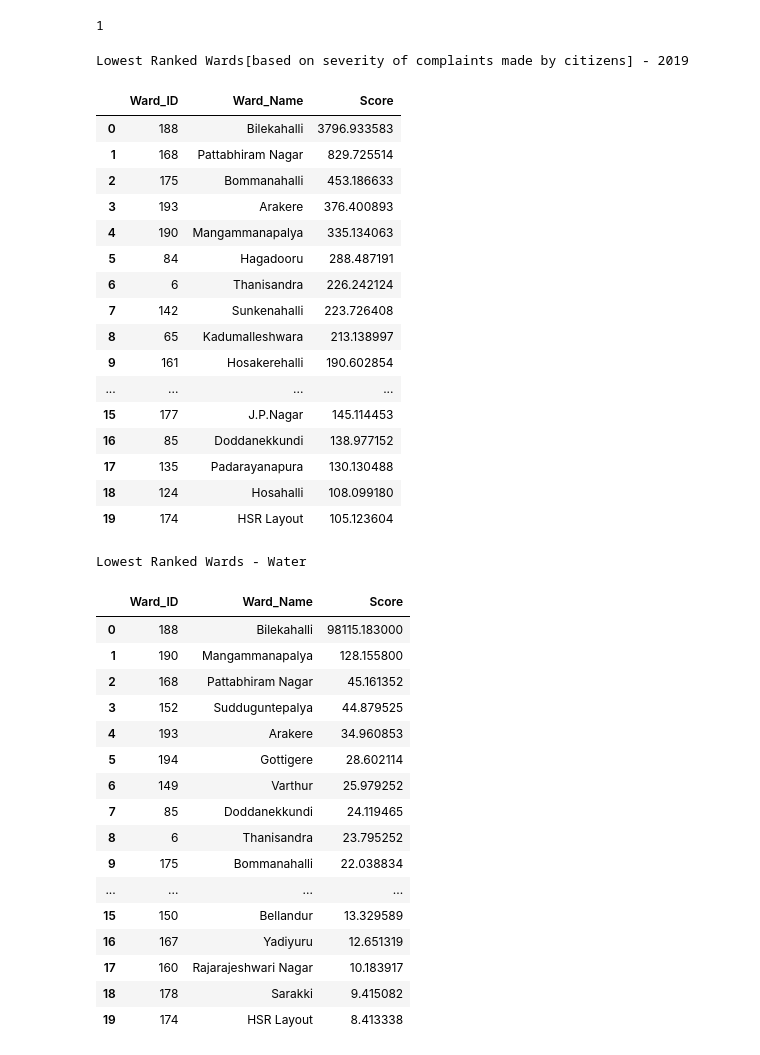
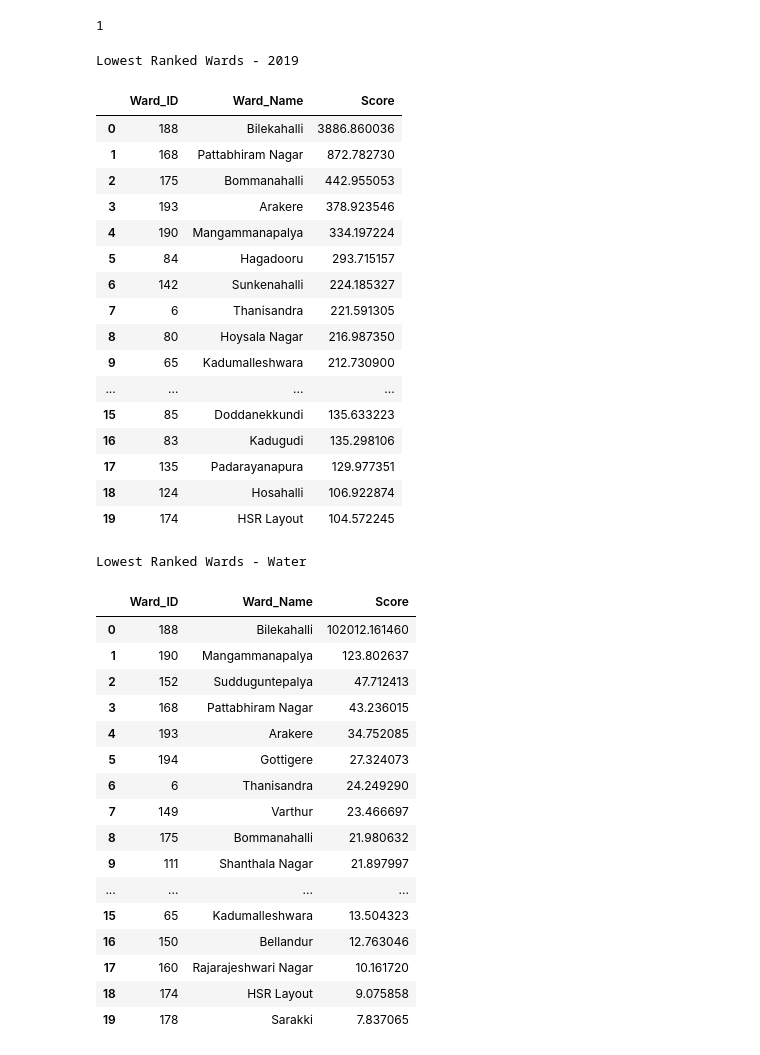
Before and after one commit to ShriyaShankar/Ward-Index, a Jupyter notebook: test_ML.ipynb, the cells around one changed output. Cells and saved outputs as stored; diff of their text form; code cells hidden in the pictures.

```diff
--- a/test_ML.ipynb
+++ b/test_ML.ipynb
@@ -873,29 +855,29 @@ def cal_rank(df_b,name):
             csvwriter.writerow([i[0],i[1][0],i[1][1]])
 
 cal_rank(df_b,'ward_ranks.csv')
-print("Lowest Ranked Wards[based on severity of complaints made by citizens] - 2019")
+print("Lowest Ranked Wards - 2019")
 rank = pd.read_csv("ward_ranks.csv")
 
 rank.head(20)
 # %% [output]
-Lowest Ranked Wards[based on severity of complaints made by citizens] - 2019
+Lowest Ranked Wards - 2019
 |  | Ward_ID | Ward_Name | Score |
-| 0 | 188 | Bilekahalli | 3796.933583 |
-| 1 | 168 | Pattabhiram Nagar | 829.725514 |
-| 2 | 175 | Bommanahalli | 453.186633 |
-| 3 | 193 | Arakere | 376.400893 |
-| 4 | 190 | Mangammanapalya | 335.134063 |
-| 5 | 84 | Hagadooru | 288.487191 |
-| 6 | 6 | Thanisandra | 226.242124 |
-| 7 | 142 | Sunkenahalli | 223.726408 |
-| 8 | 65 | Kadumalleshwara | 213.138997 |
-| 9 | 161 | Hosakerehalli | 190.602854 |
+| 0 | 188 | Bilekahalli | 3886.860036 |
+| 1 | 168 | Pattabhiram Nagar | 872.782730 |
+| 2 | 175 | Bommanahalli | 442.955053 |
+| 3 | 193 | Arakere | 378.923546 |
+| 4 | 190 | Mangammanapalya | 334.197224 |
+| 5 | 84 | Hagadooru | 293.715157 |
+| 6 | 142 | Sunkenahalli | 224.185327 |
+| 7 | 6 | Thanisandra | 221.591305 |
+| 8 | 80 | Hoysala Nagar | 216.987350 |
+| 9 | 65 | Kadumalleshwara | 212.730900 |
 | ... | ... | ... | ... |
-| 15 | 177 | J.P.Nagar | 145.114453 |
-| 16 | 85 | Doddanekkundi | 138.977152 |
-| 17 | 135 | Padarayanapura | 130.130488 |
-| 18 | 124 | Hosahalli | 108.099180 |
-| 19 | 174 | HSR Layout | 105.123604 |
+| 15 | 85 | Doddanekkundi | 135.633223 |
+| 16 | 83 | Kadugudi | 135.298106 |
+| 17 | 135 | Padarayanapura | 129.977351 |
+| 18 | 124 | Hosahalli | 106.922874 |
+| 19 | 174 | HSR Layout | 104.572245 |
 # %%
 def cat_score(df1,ci):
     score = []
@@ -912,40 +894,43 @@ def cat_score(df1,ci):
     df1['score'] = score
 
 water = df_b[df_b['new_title_id']=='Water']
-potholes = df_b[df_b['new_title_id']=='Potholes']
+traffic = df_b[df_b['new_title_id']=='Traffic/Parking']
 streetlights = df_b[df_b['new_title_id']=='Streetlights']
+sewage = df_b[df_b['new_title_id']=='Sewage']
 
 cat_score(water,1)
-cat_score(potholes,1)
+cat_score(traffic,0.4)
 cat_score(streetlights,0.4)
+cat_score(sewage,0.6)
 # %%
 water.head(20)
 
 cal_rank(water,'wardranks_water.csv')
-cal_rank(potholes,'wardranks_potholes.csv')
+cal_rank(traffic,'wardranks_traffic.csv')
 cal_rank(streetlights,'wardranks_stlights.csv')
+cal_rank(sewage,'wardranks_sewage.csv')
 
 print("Lowest Ranked Wards - Water")
 rank = pd.read_csv("wardranks_water.csv")
 
 rank.head(20)
 # %% [output]
 Lowest Ranked Wards - Water
 |  | Ward_ID | Ward_Name | Score |
-| 0 | 188 | Bilekahalli | 98115.183000 |
-| 1 | 190 | Mangammanapalya | 128.155800 |
-| 2 | 168 | Pattabhiram Nagar | 45.161352 |
-| 3 | 152 | Sudduguntepalya | 44.879525 |
-| 4 | 193 | Arakere | 34.960853 |
-| 5 | 194 | Gottigere | 28.602114 |
-| 6 | 149 | Varthur | 25.979252 |
-| 7 | 85 | Doddanekkundi | 24.119465 |
-| 8 | 6 | Thanisandra | 23.795252 |
-| 9 | 175 | Bommanahalli | 22.038834 |
+| 0 | 188 | Bilekahalli | 102012.161460 |
+| 1 | 190 | Mangammanapalya | 123.802637 |
+| 2 | 152 | Sudduguntepalya | 47.712413 |
+| 3 | 168 | Pattabhiram Nagar | 43.236015 |
+| 4 | 193 | Arakere | 34.752085 |
+| 5 | 194 | Gottigere | 27.324073 |
+| 6 | 6 | Thanisandra | 24.249290 |
+| 7 | 149 | Varthur | 23.466697 |
+| 8 | 175 | Bommanahalli | 21.980632 |
+| 9 | 111 | Shanthala Nagar | 21.897997 |
 | ... | ... | ... | ... |
-| 15 | 150 | Bellandur | 13.329589 |
-| 16 | 167 | Yadiyuru | 12.651319 |
-| 17 | 160 | Rajarajeshwari Nagar | 10.183917 |
-| 18 | 178 | Sarakki | 9.415082 |
-| 19 | 174 | HSR Layout | 8.413338 |
+| 15 | 65 | Kadumalleshwara | 13.504323 |
+| 16 | 150 | Bellandur | 12.763046 |
+| 17 | 160 | Rajarajeshwari Nagar | 10.161720 |
+| 18 | 174 | HSR Layout | 9.075858 |
+| 19 | 178 | Sarakki | 7.837065 |
 # %%
```
Also changed, not shown: parts of 11 cells of this notebook, 6 other files.
